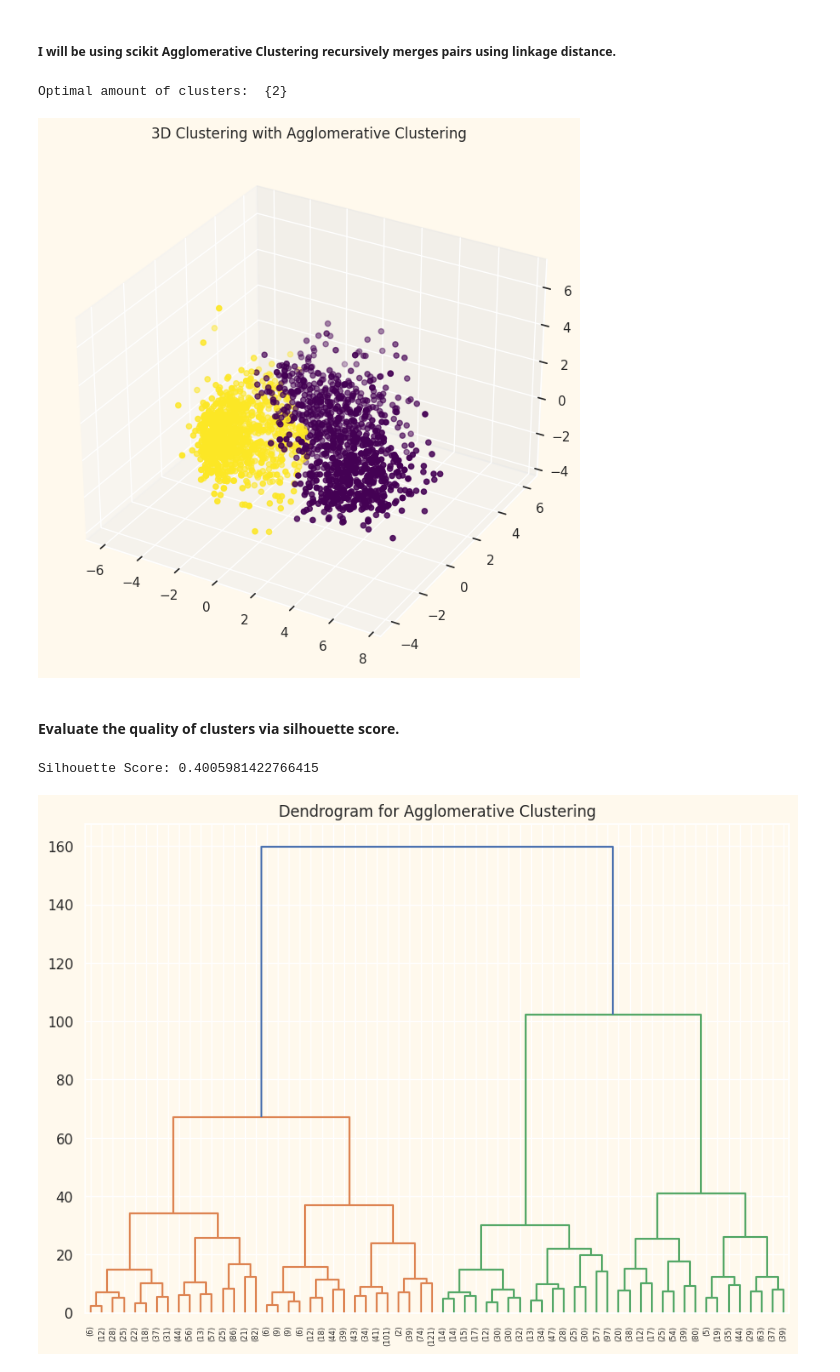
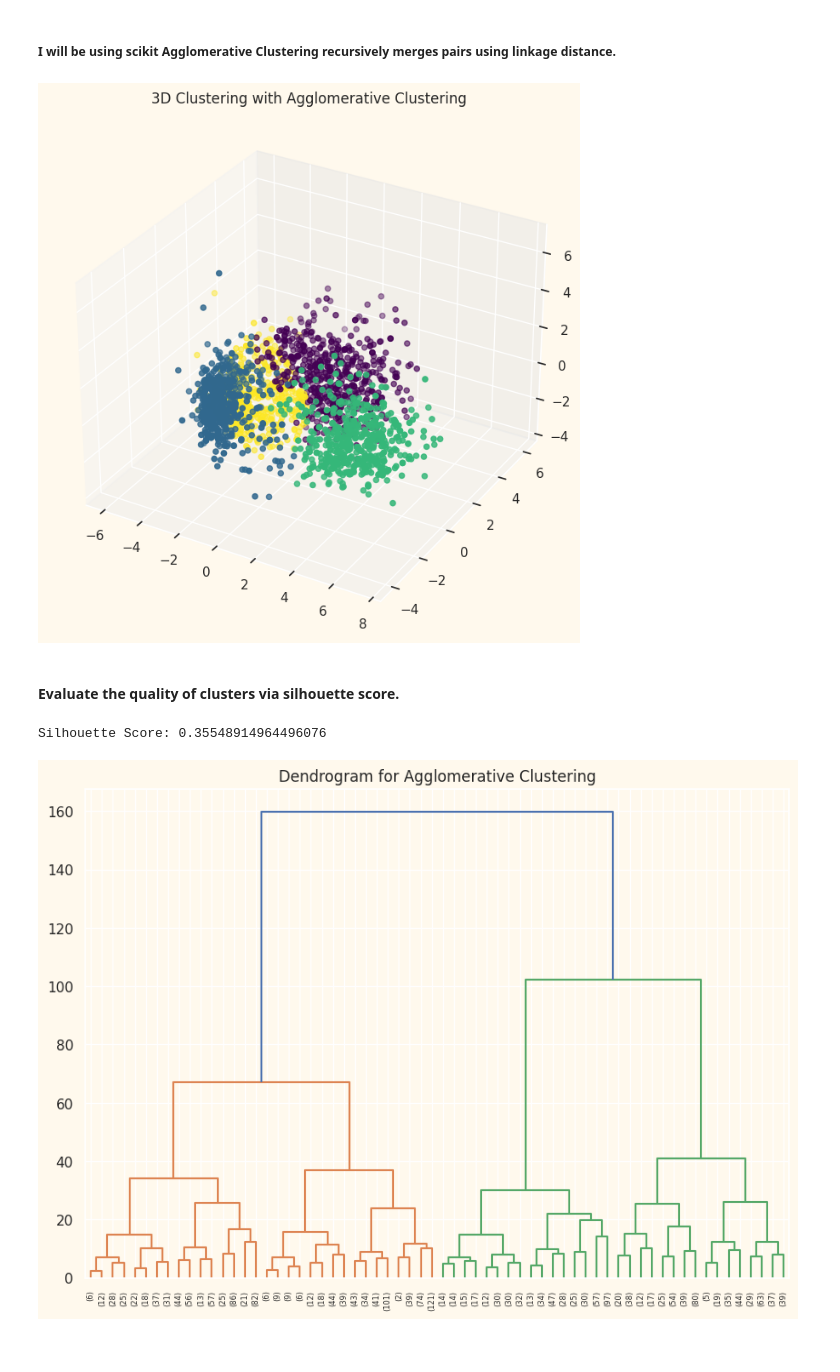
Before and after one commit to terrp/customer-personality, a Jupyter notebook: data_exploration.ipynb, the cells around one changed output. Drawn from its saved outputs; the diff is of its cells as text; code cells hidden in the pictures.

```diff
--- a/data_exploration.ipynb
+++ b/data_exploration.ipynb
@@ -267,39 +267,23 @@ plt.show()
 ## Clustering
 # %% [markdown]
 ##### I will be using scikit Agglomerative Clustering recursively merges pairs using linkage distance.
-# %%
-# Define range of cluster numbers to evaluate
-cluster_range = range(2, 11)
-silhouette_scores = []
-
-for i in cluster_range:
-    # Cut the dendrogram at a height to form 'i' clusters
-    cluster_labels = fcluster(linked, i, criterion='maxclust')
-
-    score = silhouette_score(PCA_ds[["col1", "col2", "col3"]], cluster_labels)
-    silhouette_scores.append(score)
-
-optimal = cluster_range[silhouette_scores.index(max(silhouette_scores))]
-print(f"Optimal amount of clusters: ", {optimal})
-# %% [output]
-Optimal amount of clusters:  {2}
 # %%
 # Perform clustering
-agg_clustering = AgglomerativeClustering(n_clusters=2, linkage='ward')
+agg_clustering = AgglomerativeClustering(n_clusters=4, linkage='ward')
 
 # Fit and predict the clusters
 clusters = agg_clustering.fit_predict(PCA_ds)
 
 # Add cluster labels to dataset
 PCA_ds['Cluster'] = clusters
 
 fig = plt.figure(figsize=(10, 8))
 ax = fig.add_subplot(111, projection="3d")
 ax.scatter(x, y, z, c=PCA_ds['Cluster'], cmap="viridis", marker="o")
 ax.set_title("3D Clustering with Agglomerative Clustering")
 plt.show()
 # %% [output]
-[figure, old version]
+[figure, new version]
 # %% [markdown]
 #### Evaluate the quality of clusters via silhouette score.
 # %%
@@ -307,7 +291,7 @@ plt.show()
 score = silhouette_score(PCA_ds[["col1", "col2", "col3"]], PCA_ds['Cluster'])
 print(f"Silhouette Score: {score}")
 # %% [output]
-Silhouette Score: 0.4005981422766415
+Silhouette Score: 0.35548914964496076
 # %%
 linked = linkage(PCA_ds[["col1", "col2", "col3"]], method='ward')
 
```
Also changed, not shown: parts of 11 cells of this notebook, 2 other files.
